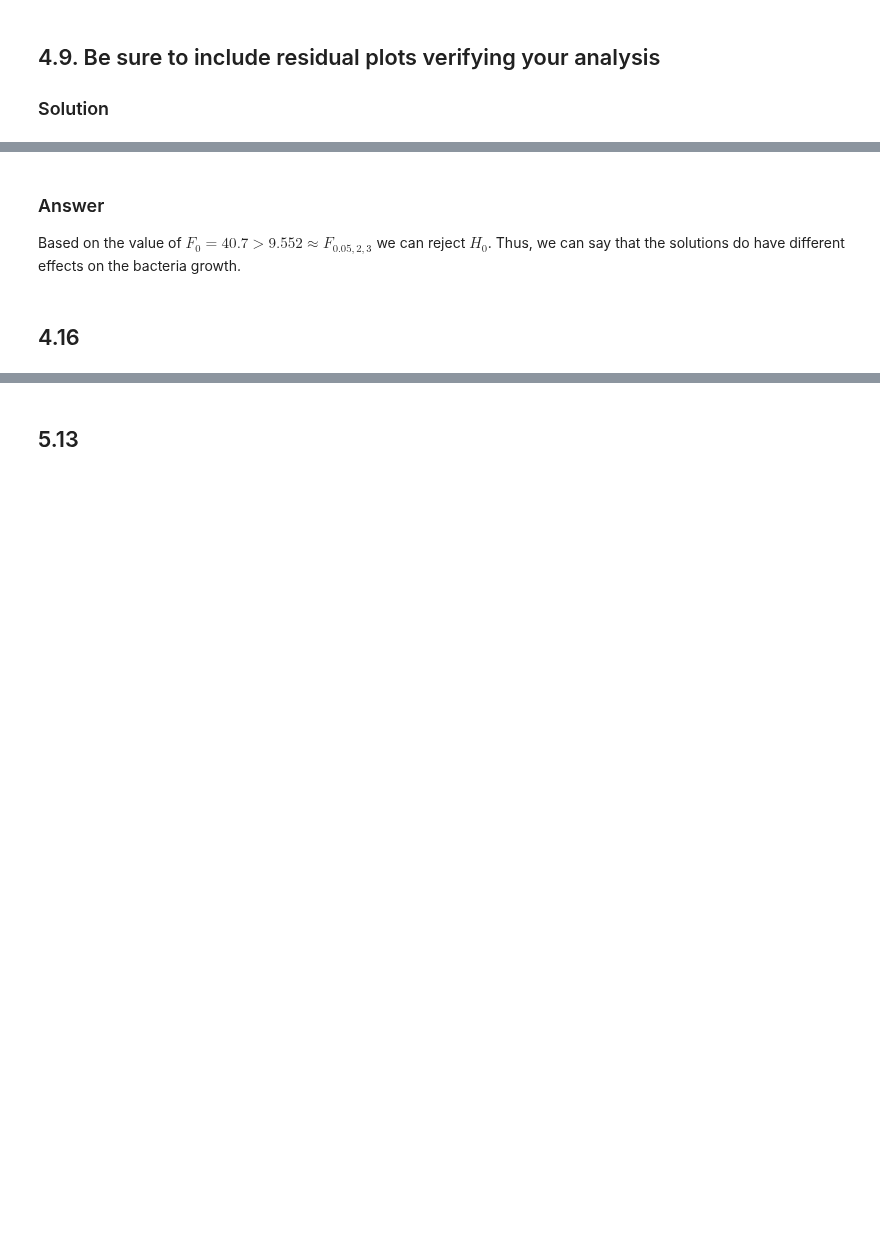
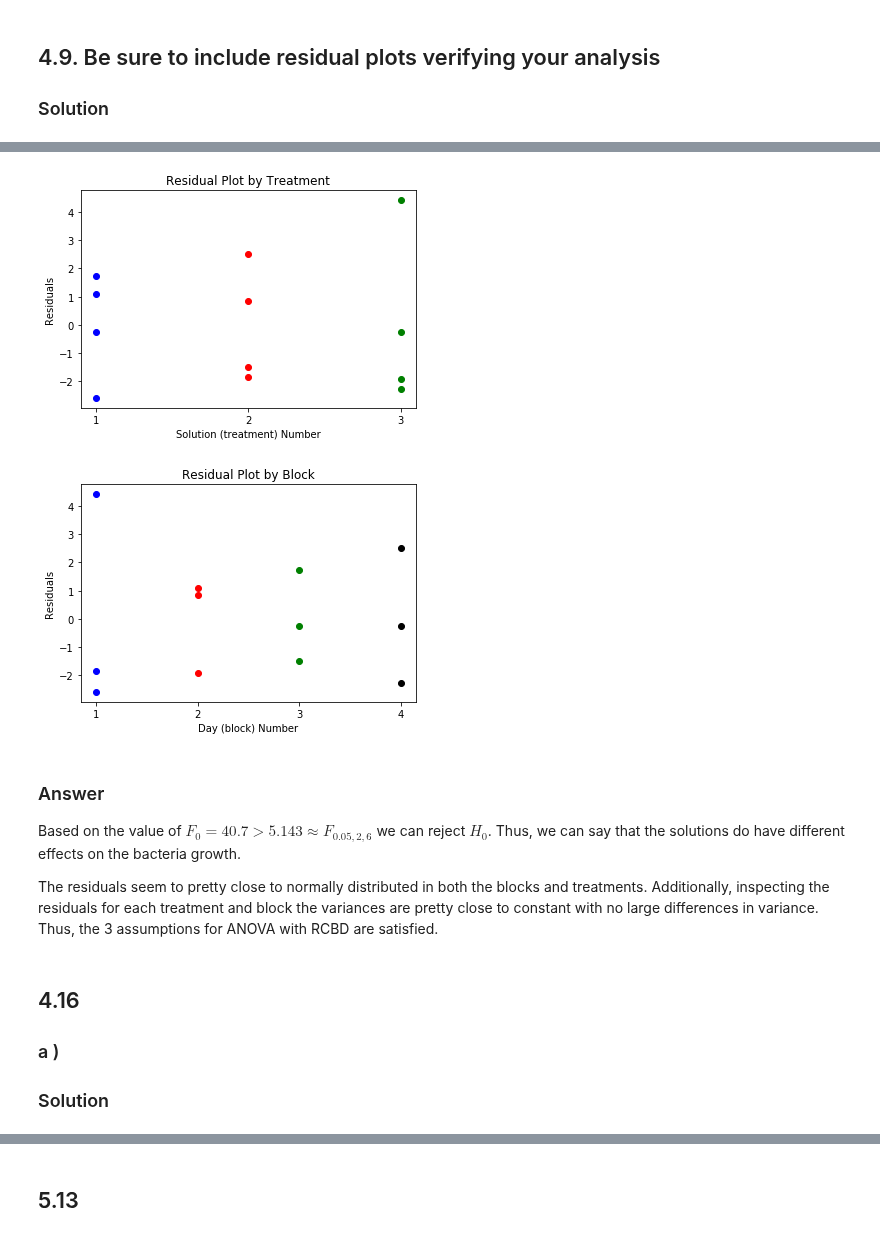
Before and after one commit to mwnewlin/AFIT, a Jupyter notebook: CSCE 554/Newlin_hw4_CSCE554.ipynb, the cells around one changed output, grey strips where cells are left out. Drawn from its saved outputs; the diff is of its cells as text; code cells hidden in the pictures; blank space fills up the shorter version.

```diff
--- a/CSCE 554/Newlin_hw4_CSCE554.ipynb
+++ b/CSCE 554/Newlin_hw4_CSCE554.ipynb
@@ -106,6 +97,34 @@ plt.show()
+# %%
+plt.plot(np.full(b, fill_value=1), residuals[0,:], 'bo', label='Solution 1')
+plt.plot(np.full(b, fill_value=2), residuals[1,:], 'ro', label='Solution 2')
+plt.plot(np.full(b, fill_value=3), residuals[2,:], 'go', label='Solution 3')
+plt.ylabel("Residuals")
+plt.xlabel("Solution (treatment) Number")
+plt.title("Residual Plot by Treatment")
+plt.xticks(np.arange(1,a+1,1))
+plt.show()
+
+plt.plot(np.full(a,fill_value=1), residuals[:,0], 'bo', label='Day 1')
+plt.plot(np.full(a,fill_value=2), residuals[:,1], 'ro', label='Day 2')
+plt.plot(np.full(a,fill_value=3), residuals[:,2], 'go', label='Day 3')
+plt.plot(np.full(a,fill_value=4), residuals[:,3], 'ko', label='Day 4')
+plt.ylabel("Residuals")
+plt.xlabel("Day (block) Number")
+plt.title("Residual Plot by Block")
+plt.xticks(np.arange(1,b+1,1))
+plt.show()
+# %% [output]
+[figure, added]
+[figure, added]
 # %% [markdown]
 ### Answer
 
-Based on the value of $F_0 = 40.7 > 9.552 \approx F_{0.05, 2,3}$ we can reject $H_0$. Thus, we can say that the solutions do have different effects on the bacteria growth.
+Based on the value of $F_0 = 40.7 > 5.143 \approx F_{0.05, 2,6}$ we can reject $H_0$. Thus, we can say that the solutions do have different effects on the bacteria growth.
+
+The residuals seem to pretty close to normally distributed in both the blocks and treatments. Additionally, inspecting the residuals for each treatment and block the variances are pretty close to constant with no large differences in variance. Thus, the 3 assumptions for ANOVA with RCBD are satisfied.
 # %% [markdown]
 ## 4.16
+
+### a )
+
+### Solution
```
Also changed, not shown: parts of 39 cells of this notebook.
